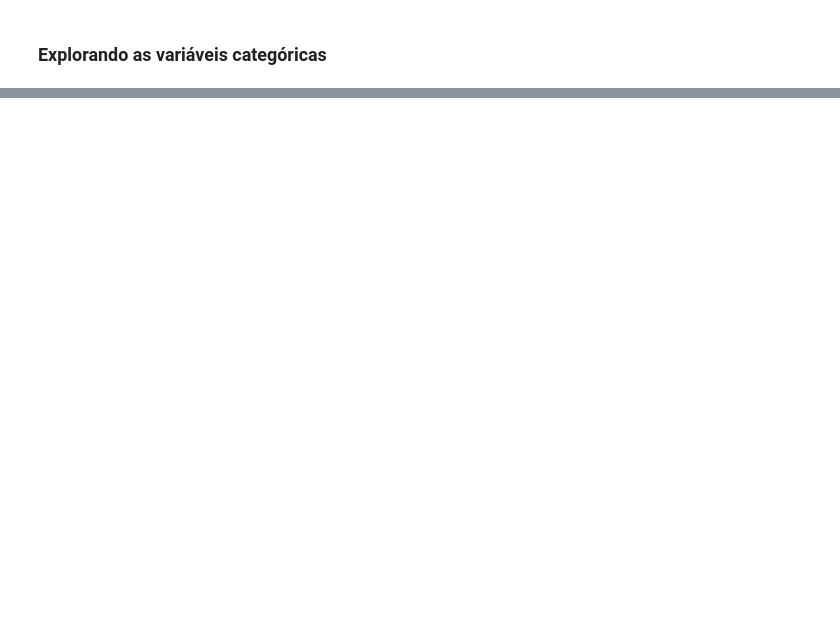
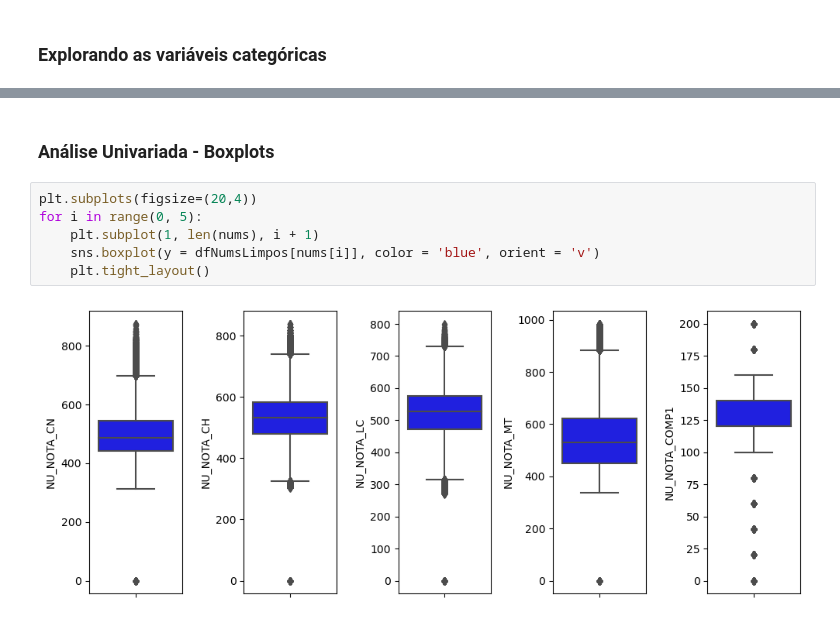
Before and after one commit to carlosrodriguesjf/analise_microdados_enem_2022, a Jupyter notebook: Analise dos microdados do Enem 2022.ipynb, the cells around one changed output, grey strips where cells are left out. Drawn from its saved outputs; the diff is of its cells as text; blank space fills up the shorter version.

Commit message:
Iniciando a análise univariada

```diff
--- a/Analise dos microdados do Enem 2022.ipynb
+++ b/Analise dos microdados do Enem 2022.ipynb
@@ -195,3 +294,13 @@ Total de Registros po categoria da variável Q025:
 B    3149732
 A     326373
 Name: Q025, dtype: int64
+# %% [markdown]
+### Análise Univariada - Boxplots
+# %%
+plt.subplots(figsize=(20,4))
+for i in range(0, 5):
+    plt.subplot(1, len(nums), i + 1)
+    sns.boxplot(y = dfNumsLimpos[nums[i]], color = 'blue', orient = 'v')
+    plt.tight_layout()
+# %% [output]
+[figure, added]
```
Also changed, not shown: parts of 19 cells of this notebook.
